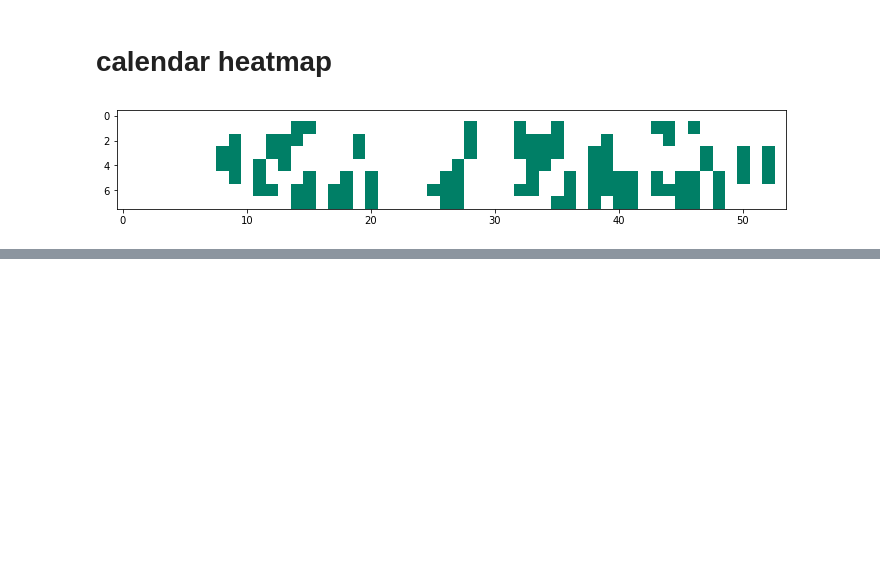
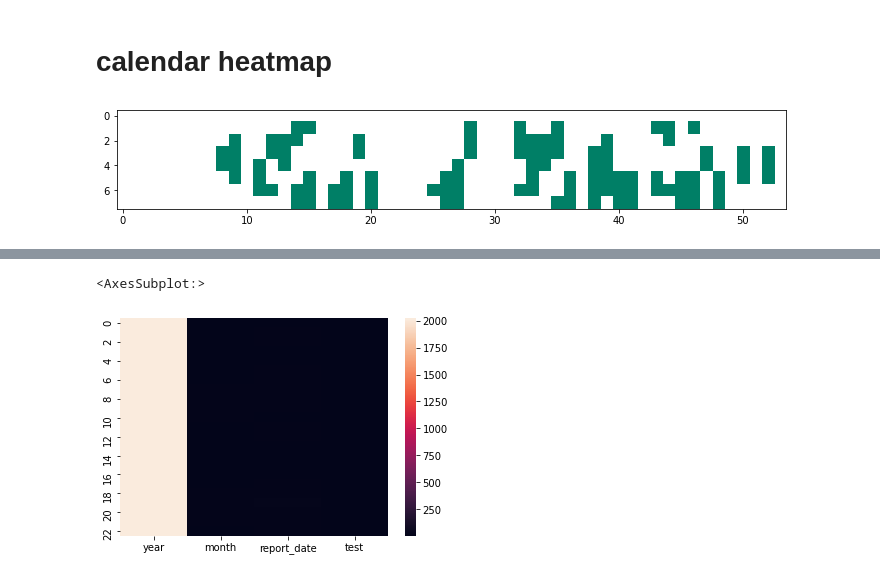
Before and after one commit to jinchao-chen/surf_report_analysis, a Jupyter notebook: data_visualization.ipynb, the cells around one changed output, grey strips where cells are left out. Cells and saved outputs as stored; diff of their text form; code cells hidden in the pictures; blank space fills up the shorter version.

```diff
--- a/data_visualization.ipynb
+++ b/data_visualization.ipynb
@@ -83,0 +68,5 @@ def label_days(ax, dates, i, j, calendar):
+# %%
+sns.heatmap(df_monthly)
+# %% [output]
+<AxesSubplot:>
+[figure, added]
```
Also changed, not shown: parts of 19 cells of this notebook.
